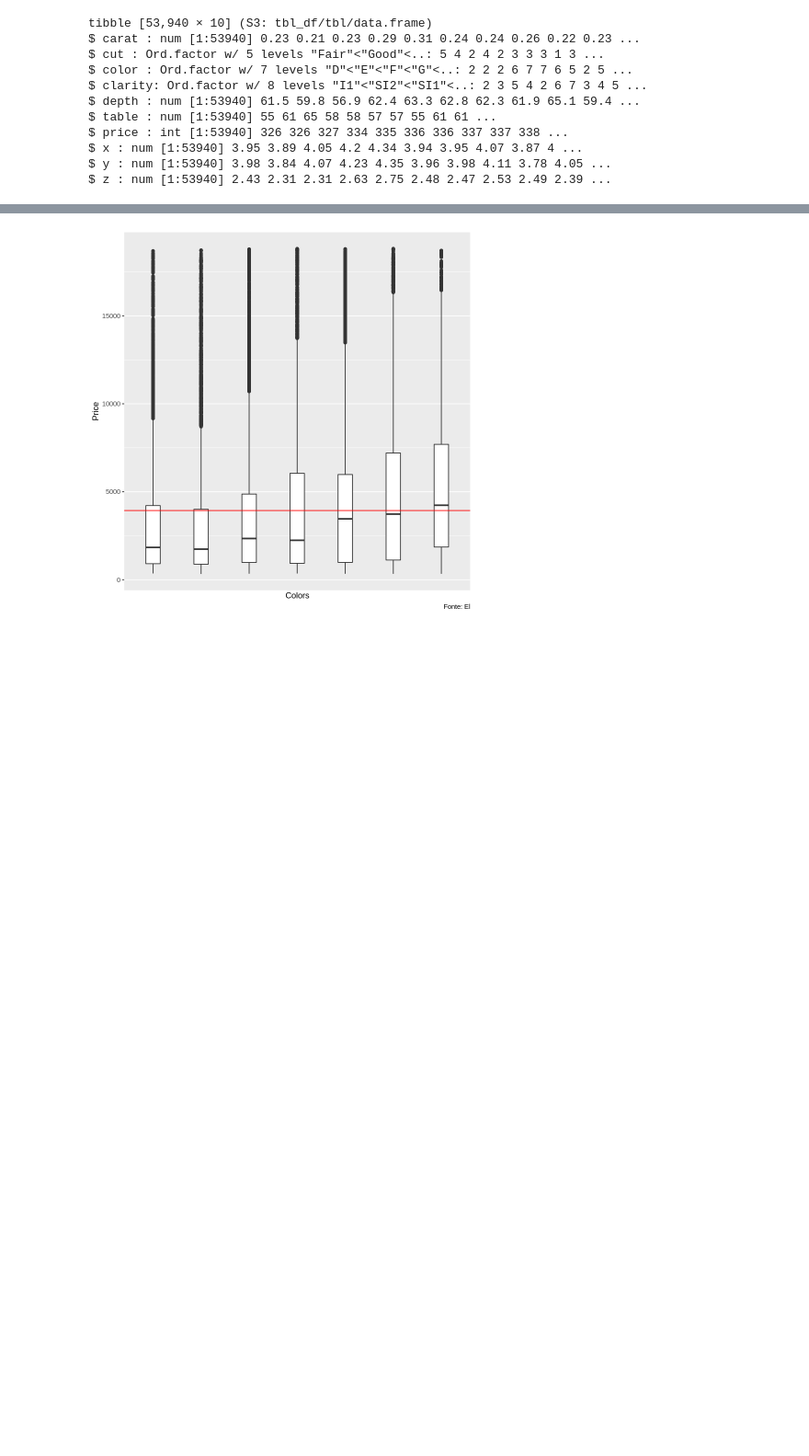
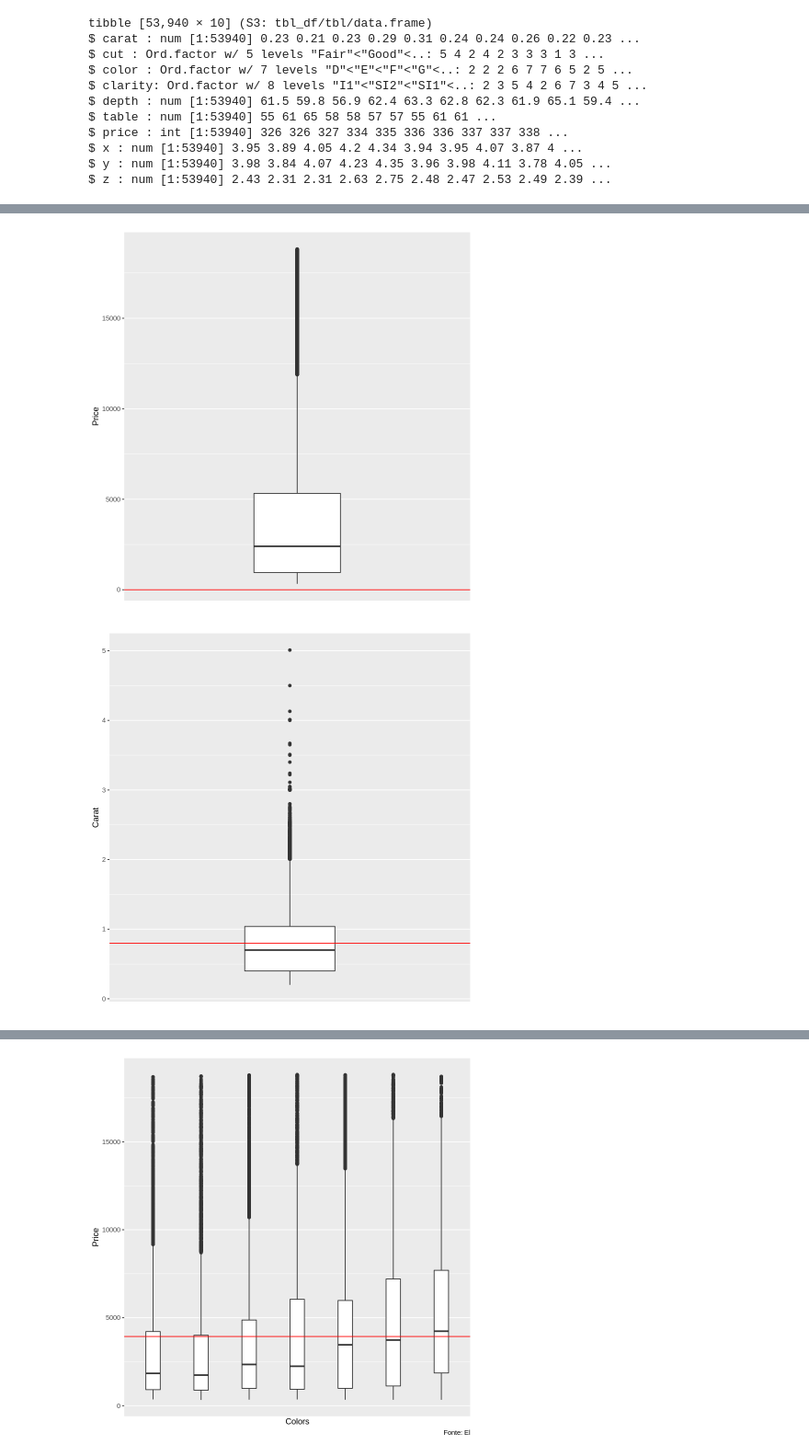
Before and after one commit to BrunaKrasotaMatos/An-liseEstat-stica, a Jupyter notebook: Trilha3/Trilha3.ipynb, the cells around one changed output, grey strips where cells are left out. Shown at 92% size. Cells and saved outputs as stored; diff of their text form; code cells hidden in the pictures; blank space fills up the shorter version.

```diff
--- a/Trilha3/Trilha3.ipynb
+++ b/Trilha3/Trilha3.ipynb
@@ -105,0 +95,73 @@ ggplot(data=diamantes) +
+# %%
+# Grafico box plot
+ggplot(data=diamantes) +
+  geom_boxplot(
+    aes(x = "Price",
+        y = price),width = 0.3, varwidth = F) +
+    labs(y = "Price",
+         x = "") +
+    geom_abline(slope=0, intercept=, color="red") +
+    scale_x_discrete(labels = NULL, breaks = NULL)
+
+# Grafico box plot Carat
+ggplot(data=diamantes) +
+  geom_boxplot(
+    aes(x = "Carat",
+        y = carat),width = 0.3, varwidth = F) +
+    labs(y = "Carat",
+         x = "") +
+    geom_abline(slope=0, intercept=mean(diamantes$carat), color="red") +
+    scale_x_discrete(labels = NULL, breaks = NULL)
+
+# Grafico box plot depth
+ggplot(data=diamantes) +
+  geom_boxplot(
+    aes(x = "Depth",
+        y = depth),width = 0.3, varwidth = F) +
+    labs(y = "Depth",
+         x = "") +
+    geom_abline(slope=0, intercept=mean(diamantes$depth), color="red") +
+    scale_x_discrete(labels = NULL, breaks = NULL)
+
+# Grafico box plot table
+ggplot(data=diamantes) +
+  geom_boxplot(
+    aes(x = "Table",
+        y = table),width = 0.3, varwidth = F) +
+    labs(y = "Table",
+         x = "") +
+    geom_abline(slope=0, intercept=mean(diamantes$table), color="red") +
+    scale_x_discrete(labels = NULL, breaks = NULL)
+
+# Grafico box plot x
+ggplot(data=diamantes) +
+  geom_boxplot(
+    aes(x = "X",
+        y = x),width = 0.3, varwidth = F) +
+    labs(y = "X",
+         x = "") +
+    geom_abline(slope=0, intercept=mean(diamantes$x), color="red") +
+    scale_x_discrete(labels = NULL, breaks = NULL)
+
+# Grafico box plot y
+ggplot(data=diamantes) +
+  geom_boxplot(
+    aes(x = "Y",
+        y = y),width = 0.3, varwidth = F) +
+    labs(y = "Y",
+         x = "") +
+    geom_abline(slope=0, intercept=mean(diamantes$y), color="red") +
+    scale_x_discrete(labels = NULL, breaks = NULL)
+
+# Grafico box plot z
+ggplot(data=diamantes) +
+  geom_boxplot(
+    aes(x = "Z",
+        y = z),width = 0.3, varwidth = F) +
+    labs(y = "Z",
+         x = "") +
+    geom_abline(slope=0, intercept=mean(diamantes$z), color="red") +
+    scale_x_discrete(labels = NULL, breaks = NULL)
+# %% [output]
+[figure, added]
+[figure, added]
```
Also changed, not shown: parts of 7 cells of this notebook.
